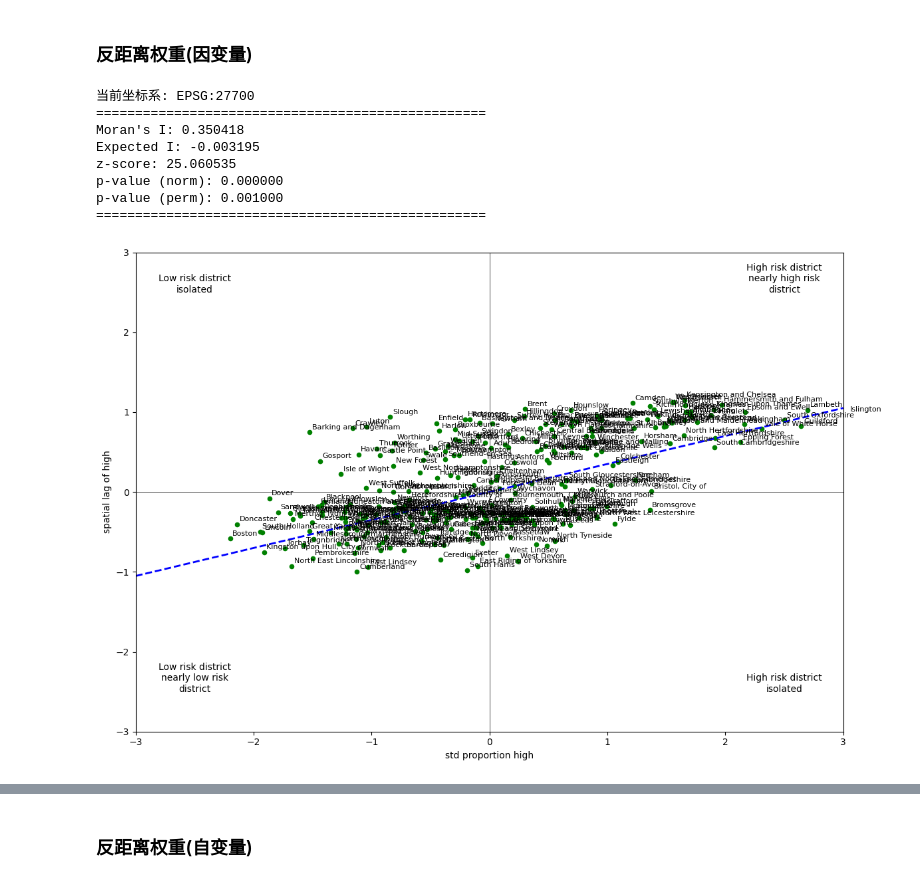
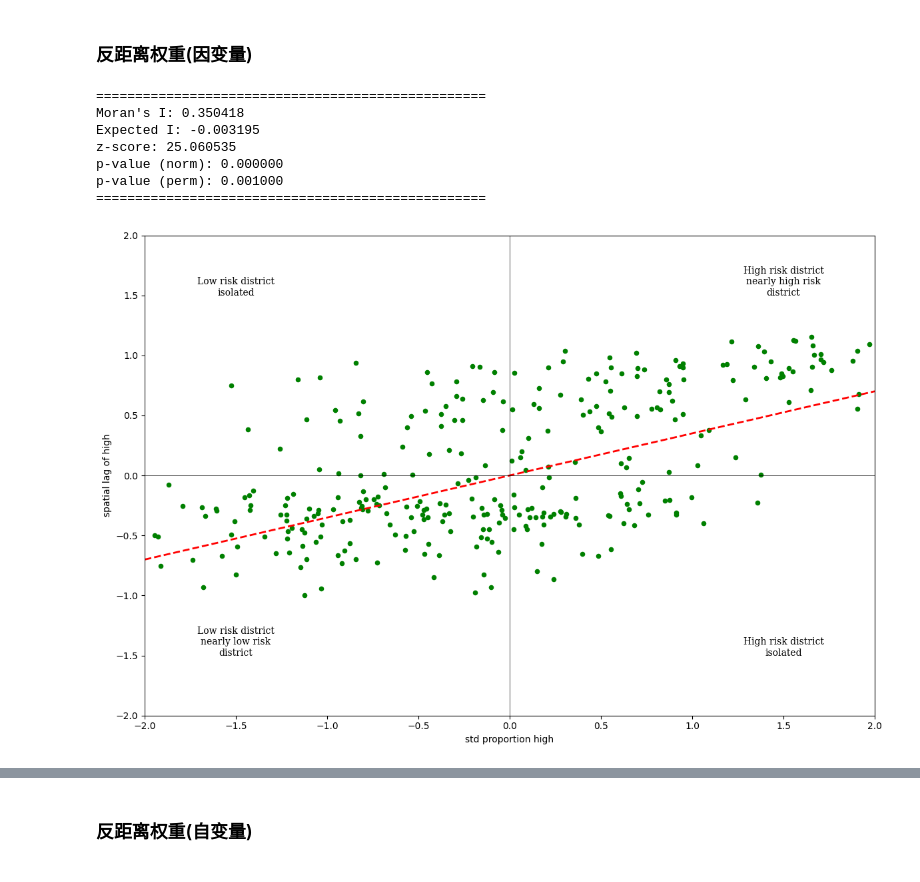
Before and after one commit to Uioll/AIinfluenceJobinUK, a Jupyter notebook: 技能极化和地理分布.ipynb, the cells around one changed output, grey strips where cells are left out. Cells and saved outputs as stored; diff of their text form; code cells hidden in the pictures.

```diff
--- a/技能极化和地理分布.ipynb
+++ b/技能极化和地理分布.ipynb
@@ -952,6 +949,7 @@ X_cols = [
     # 'Aged 35 to 49 years',
     # 'Aged 50 to 64 years',
     # 'Aged 65 years and over',
+    'Density'
     ]
 
 # 连接空间数据
@@ -984,7 +982,8 @@ finally:
         conn.close()
 
 # 删除空值
-gdf_ols = gdf.replace({'% aged 16-64 who are self employed': '!'}, np.nan)
+gdf_ols = gdf
+gdf_ols['Density']=gdf_ols['population_total']/gdf_ols['Area']
 # 定义需要跳过的列（几何列 + 其他指定列）
 skip_cols = [gdf_ols.geometry.name, 'LAD25CD', 'LAD25NM', 'Other_Column_Name']
 # 仅对非跳过列进行 float 转换
@@ -1051,85 +1220,57 @@ print(X_cols)
 # %%
 import numpy as np
 from libpysal.weights import DistanceBand
+from libpysal.weights.spatial_lag import lag_spatial
 from esda.moran import Moran
 import matplotlib.pyplot as plt
-from splot.esda import plot_moran
 
-# 2. 检查并统一坐标系（必须与ArcGIS分析时相同）
-print("当前坐标系:", gdf_ols.crs)
+coords = list(zip(gdf_ols.geometry.centroid.x, gdf_ols.geometry.centroid.y))
+W_idw = DistanceBand(coords, threshold=90773.1659, alpha=-1.0, binary=False, silence_warnings=True)
+W_idw.transform = 'r'
 
-# 3. 构建反距离权重矩阵（参数与ArcGIS完全一致）
-coords = list(zip(gdf_ols.geometry.centroid.x, gdf_ols.geometry.centroid.y))
-W_idw = DistanceBand(
-    coords,
-    threshold=90773.1659,  # ArcGIS中的距离阈值（90.773 km）
-    alpha=-1.0,            # -1表示反距离权重（alpha=2为反距离平方）
-    binary=False,          # False表示使用连续权重（True为二元邻接）
-    silence_warnings=True
-)
-W_idw.transform = 'r'      # 行标准化（与ArcGIS的'Row Standardization=True'对应）
-
-# 4. 提取变量（字段名与ArcGIS一致）
 y = gdf_ols['avg_ai_exposure'].values.reshape(-1, 1)
 
-# 5. 计算Moran's I（使用999次排列计算p值）
-moran = Moran(
-    y,
-    W_idw,
-    permutations=999,      # 与ArcGIS默认排列次数一致
-    two_tailed=False       # 单尾检验（与ArcGIS默认一致）
-)
+moran = Moran(y, W_idw, permutations=999, two_tailed=False)
 
-# 6. 输出结果（与ArcGIS报告比对）
 print("="*50)
 print(f"Moran's I: {moran.I:.6f}")
 print(f"Expected I: {moran.EI:.6f}")
 print(f"z-score: {moran.z_norm:.6f}")
 print(f"p-value (norm): {moran.p_norm:.6f}")
-print(f"p-value (perm): {moran.p_sim:.6f}")  # 基于排列检验的p值
+print(f"p-value (perm): {moran.p_sim:.6f}")
 print("="*50)
 
-# 7. 可视化（Moran散点图，类似图片样式）
-# 计算标准化值和空间滞后
-z = moran.z  # 标准化 y 值
-lag_z = np.array([sum(W_idw.sparse[i] * z) for i in range(len(z))])  # 手动计算标准化空间滞后
-# 获取城镇名称（假设字段名为 'town_name'，请根据实际数据调整）
-names = gdf_ols['LAD25NM'].values  # 如果没有此字段，请替换为 gdf_ols.index 或其他标识字段
-# 创建画布
+z = (y - y.mean()) / y.std()
+lag_z = lag_spatial(W_idw, z)
+
 fig, ax = plt.subplots(figsize=(12, 8))
-# 绘制散点图
 ax.scatter(z, lag_z, color='green', s=20)
-# 添加回归线（Moran's I 斜率）
+
 slope = moran.I
-intercept = 0  # 通过原点
-ax.plot([-3, 3], [intercept + slope * -3, intercept + slope * 3], color='blue', linewidth=2, linestyle='--')
-# 添加象限线
+ax.plot([-2, 2], [slope * -2, slope * 2], color='red', linewidth=2, linestyle='--')
+
 ax.axhline(0, color='black', linewidth=0.5)
 ax.axvline(0, color='black', linewidth=0.5)
-# 添加城镇名称标签
-for i in range(len(z)):
-    ax.text(z[i] + 0.02, lag_z[i] + 0.02, names[i], fontsize=8, ha='left', va='bottom', color='black')
-# 设置轴标签和标题（匹配图片）
+
 ax.set_xlabel('std proportion high')
 ax.set_ylabel('spatial lag of high')
-# 设置轴范围（根据图片调整）
-ax.set_xlim(-3, 3)
-ax.set_ylim(-3, 3)
-# 添加象限标签（匹配图片样式和颜色）
-ax.text(-2.5, -2.5, 'Low risk district\nnearly low risk\ndistrict', color='black', fontsize=10, ha='center')
-ax.text(-2.5, 2.5, 'Low risk district\nisolated', color='black', fontsize=10, ha='center')
-ax.text(2.5, -2.5, 'High risk district\nisolated', color='black', fontsize=10, ha='center')
-ax.text(2.5, 2.5, 'High risk district\nnearly high risk\ndistrict', color='black', fontsize=10, ha='center')
-# 调整布局
+ax.set_xlim(-2, 2)
+ax.set_ylim(-2, 2)
+
+ax.text(-1.5, -1.5, 'Low risk district\nnearly low risk\ndistrict', color='black', fontsize=10, ha='center', family='serif')
+ax.text(-1.5, 1.5, 'Low risk district\nisolated', color='black', fontsize=10, ha='center', family='serif')
+ax.text(1.5, -1.5, 'High risk district\nisolated', color='black', fontsize=10, ha='center', family='serif')
+ax.text(1.5, 1.5, 'High risk district\nnearly high risk\ndistrict', color='black', fontsize=10, ha='center', family='serif')
+
 plt.tight_layout()
+
 plt.show()
 # %% [output]
-当前坐标系: EPSG:27700
 ==================================================
 Moran's I: 0.350418
 Expected I: -0.003195
 z-score: 25.060535
 p-value (norm): 0.000000
 p-value (perm): 0.001000
 ==================================================
-[figure, old version]
+[figure, new version]
```
Also changed, not shown: parts of 21 cells of this notebook, 6 other files.
